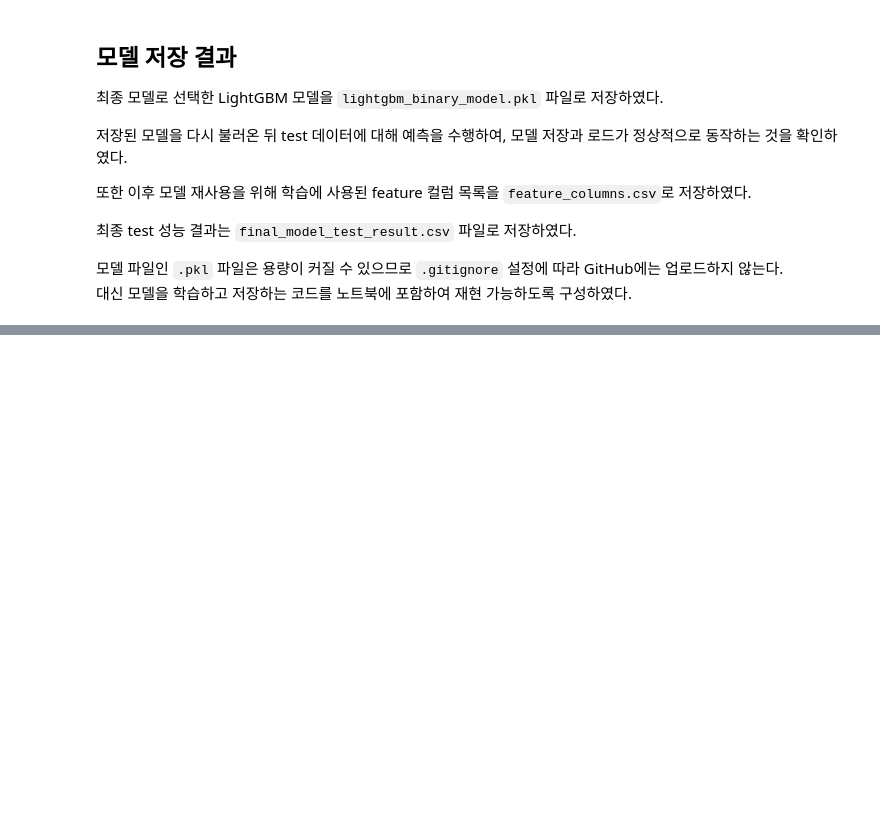
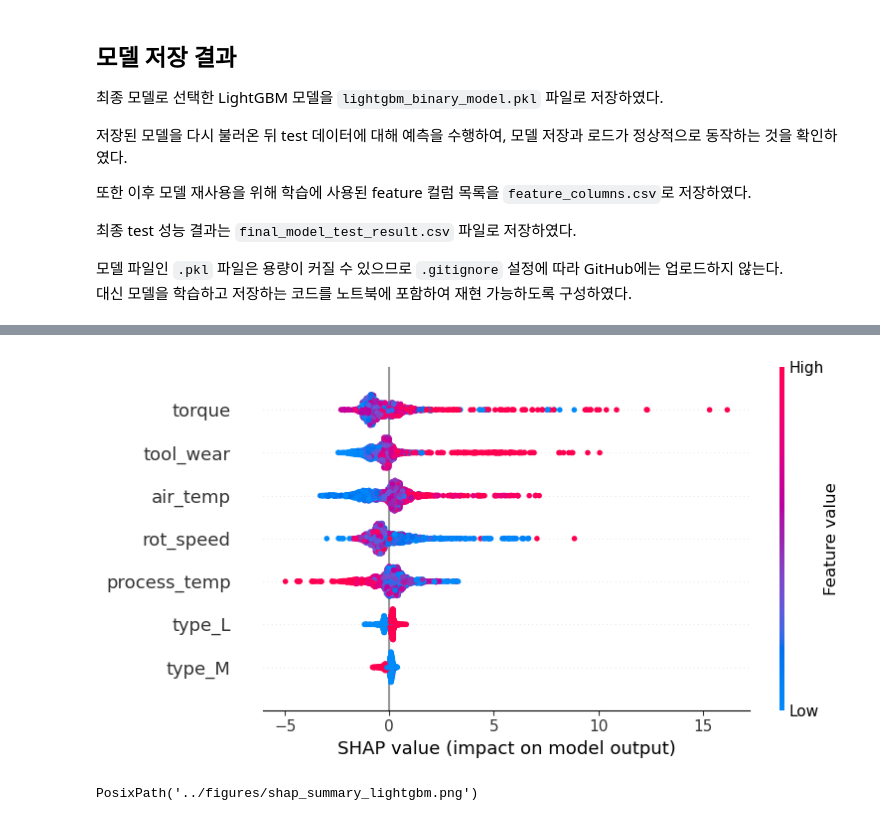
Before and after one commit to mjbaa/manufacturing_macine_learning_project, a Jupyter notebook: notebooks/quality_prediction_model.ipynb, the cells around one changed output, grey strips where cells are left out. Cells and saved outputs as stored; diff of their text form; code cells hidden in the pictures; blank space fills up the shorter version.

```diff
--- a/notebooks/quality_prediction_model.ipynb
+++ b/notebooks/quality_prediction_model.ipynb
@@ -1293,0 +1370,20 @@ test_result_df
+# %%
+shap_summary_path = FIGURE_DIR / "shap_summary_lightgbm.png"
+
+plt.figure(figsize=(8, 5))
+
+shap.summary_plot(
+    shap_values_class_1,
+    X_valid,
+    feature_names=X_valid.columns,
+    max_display=len(X_valid.columns),
+    show=False
+)
+
+plt.savefig(shap_summary_path, bbox_inches="tight")
+plt.show()
+
+shap_summary_path
+# %% [output]
+[figure, added]
+PosixPath('../figures/shap_summary_lightgbm.png')
```
Also changed, not shown: parts of 8 cells of this notebook, 3 other files.
